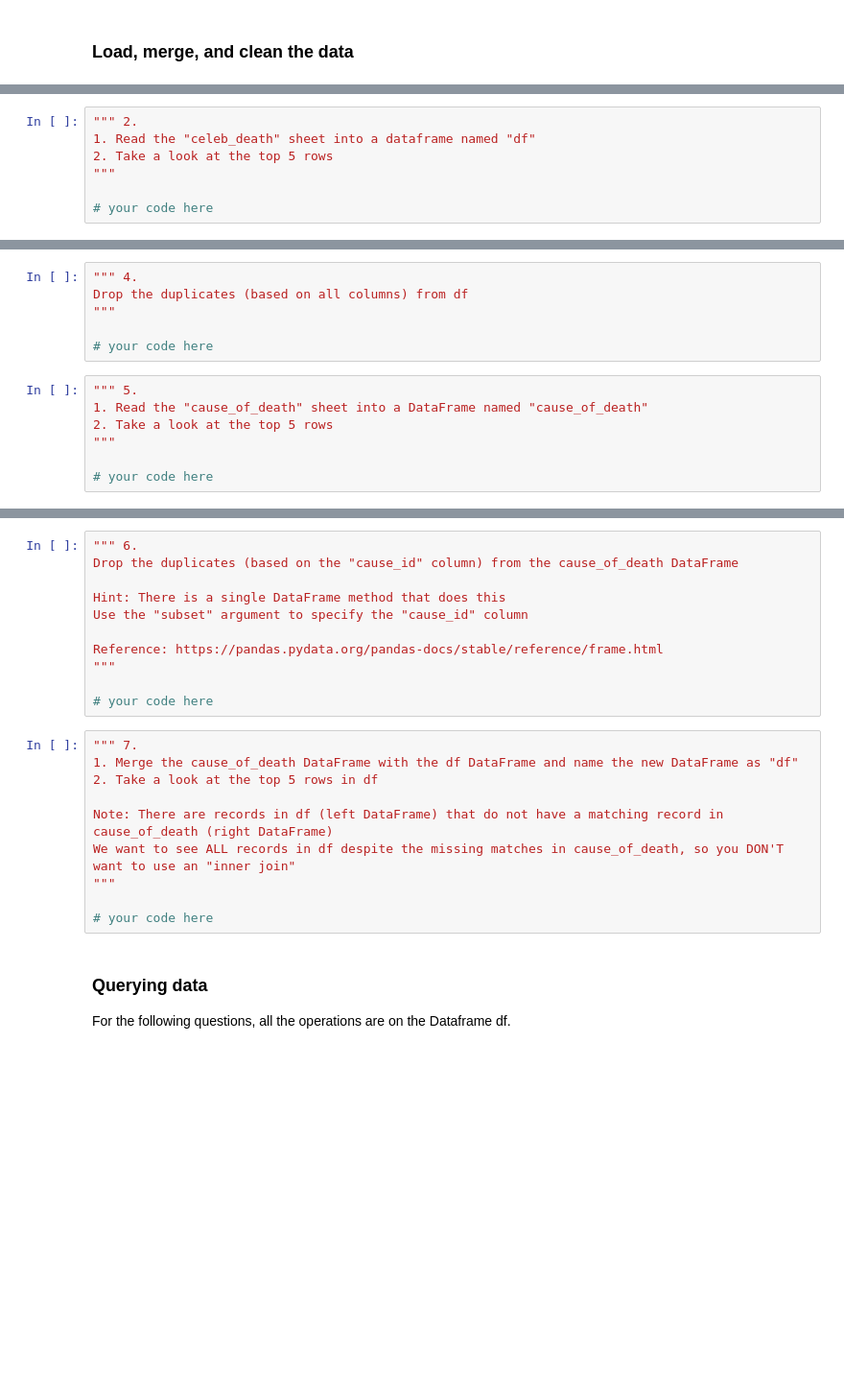
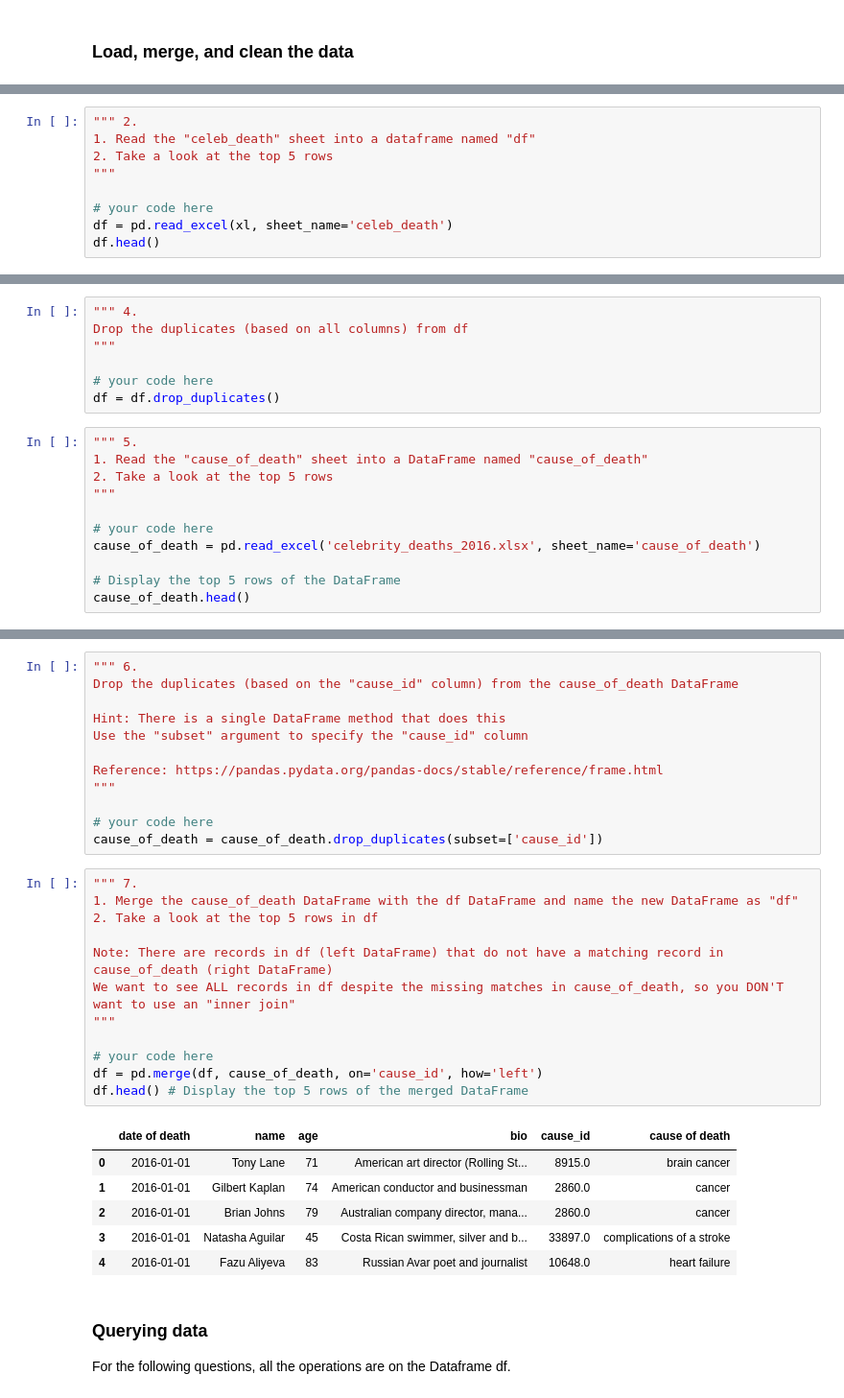
Before and after one commit to Yvonne-OH/CIT-590, a Jupyter notebook: HW6/celebrity_deaths_2016_updated.ipynb, the cells around one changed output, grey strips where cells are left out. Shown: that part at 96% size. Cells and saved outputs as stored; diff of their text form; blank space fills up the shorter version.

```diff
--- a/HW6/celebrity_deaths_2016_updated.ipynb
+++ b/HW6/celebrity_deaths_2016_updated.ipynb
@@ -49,3 +56,5 @@ Look at the xl.sheet_names property
 """
 
 # your code here
+df = pd.read_excel(xl, sheet_name='celeb_death')
+df.head()
@@ -62,6 +87,7 @@ Drop the duplicates (based on all columns) from df
 """
 
 # your code here
+df = df.drop_duplicates()
 # %%
 """ 5.
 1. Read the "cause_of_death" sheet into a DataFrame named "cause_of_death"
@@ -69,3 +95,7 @@ Drop the duplicates (based on all columns) from df
 """
 
 # your code here
+cause_of_death = pd.read_excel('celebrity_deaths_2016.xlsx', sheet_name='cause_of_death')
+
+# Display the top 5 rows of the DataFrame
+cause_of_death.head()
@@ -80,16 +117,26 @@ Reference: https://pandas.pydata.org/pandas-docs/stable/reference/frame.html
 """
 
 # your code here
+cause_of_death = cause_of_death.drop_duplicates(subset=['cause_id'])
 # %%
 """ 7.
 1. Merge the cause_of_death DataFrame with the df DataFrame and name the new DataFrame as "df"
 2. Take a look at the top 5 rows in df
 
 Note: There are records in df (left DataFrame) that do not have a matching record in cause_of_death (right DataFrame)
 We want to see ALL records in df despite the missing matches in cause_of_death, so you DON'T want to use an "inner join"
 """
 
 # your code here
+df = pd.merge(df, cause_of_death, on='cause_id', how='left')
+df.head() # Display the top 5 rows of the merged DataFrame
+# %% [output]
+|  | date of death | name | age | bio | cause_id | cause of death |
+| 0 | 2016-01-01 | Tony Lane | 71 | American art director (Rolling St... | 8915.0 | brain cancer |
+| 1 | 2016-01-01 | Gilbert Kaplan | 74 | American conductor and businessman | 2860.0 | cancer |
+| 2 | 2016-01-01 | Brian Johns | 79 | Australian company director, mana... | 2860.0 | cancer |
+| 3 | 2016-01-01 | Natasha Aguilar | 45 | Costa Rican swimmer, silver and b... | 33897.0 | complications of a stroke |
+| 4 | 2016-01-01 | Fazu Aliyeva | 83 | Russian Avar poet and journalist | 10648.0 | heart failure |
 # %% [markdown]
 ### Querying data
 
```
Also changed, not shown: parts of 17 cells of this notebook, 2 other files.
